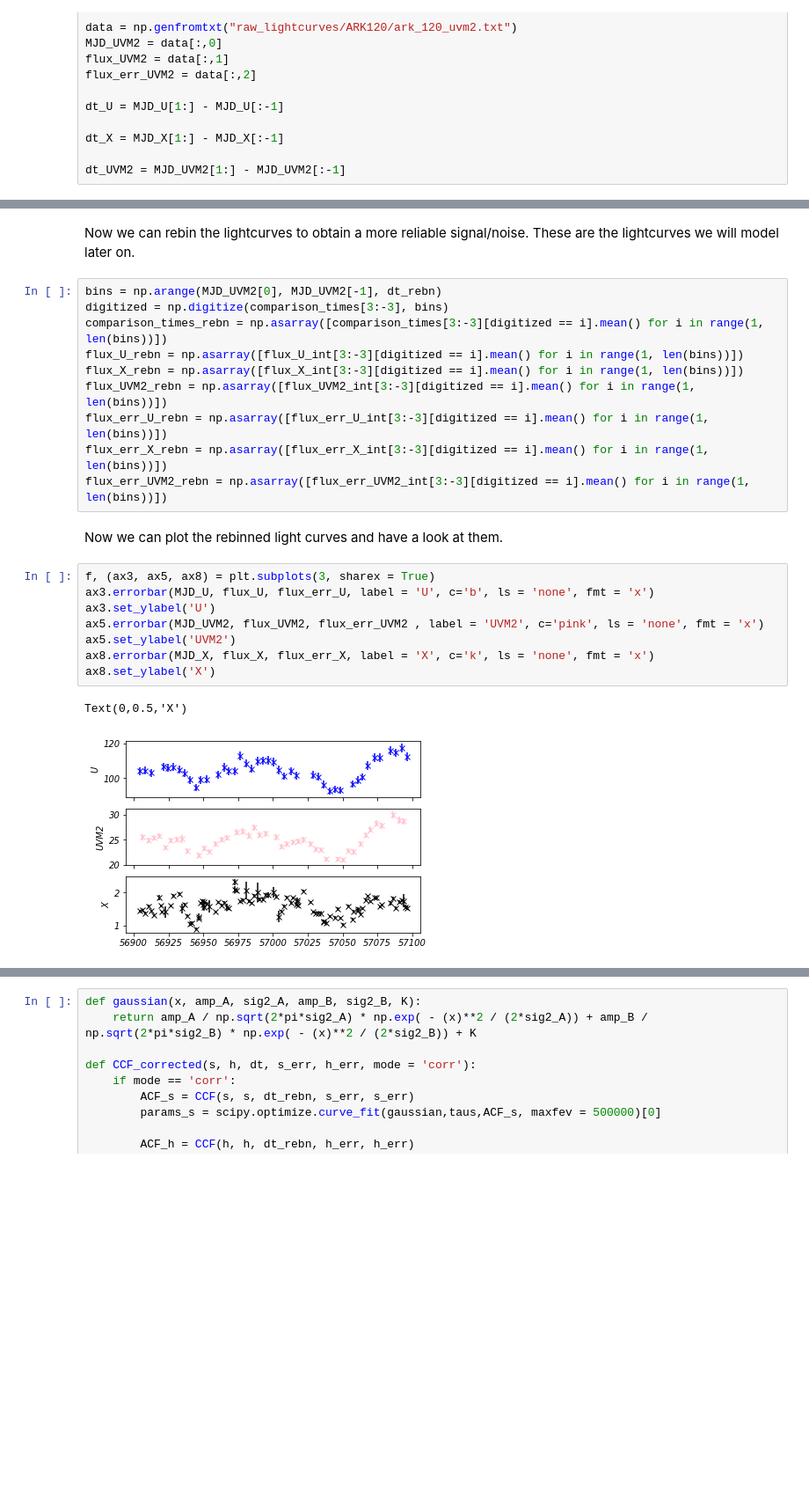
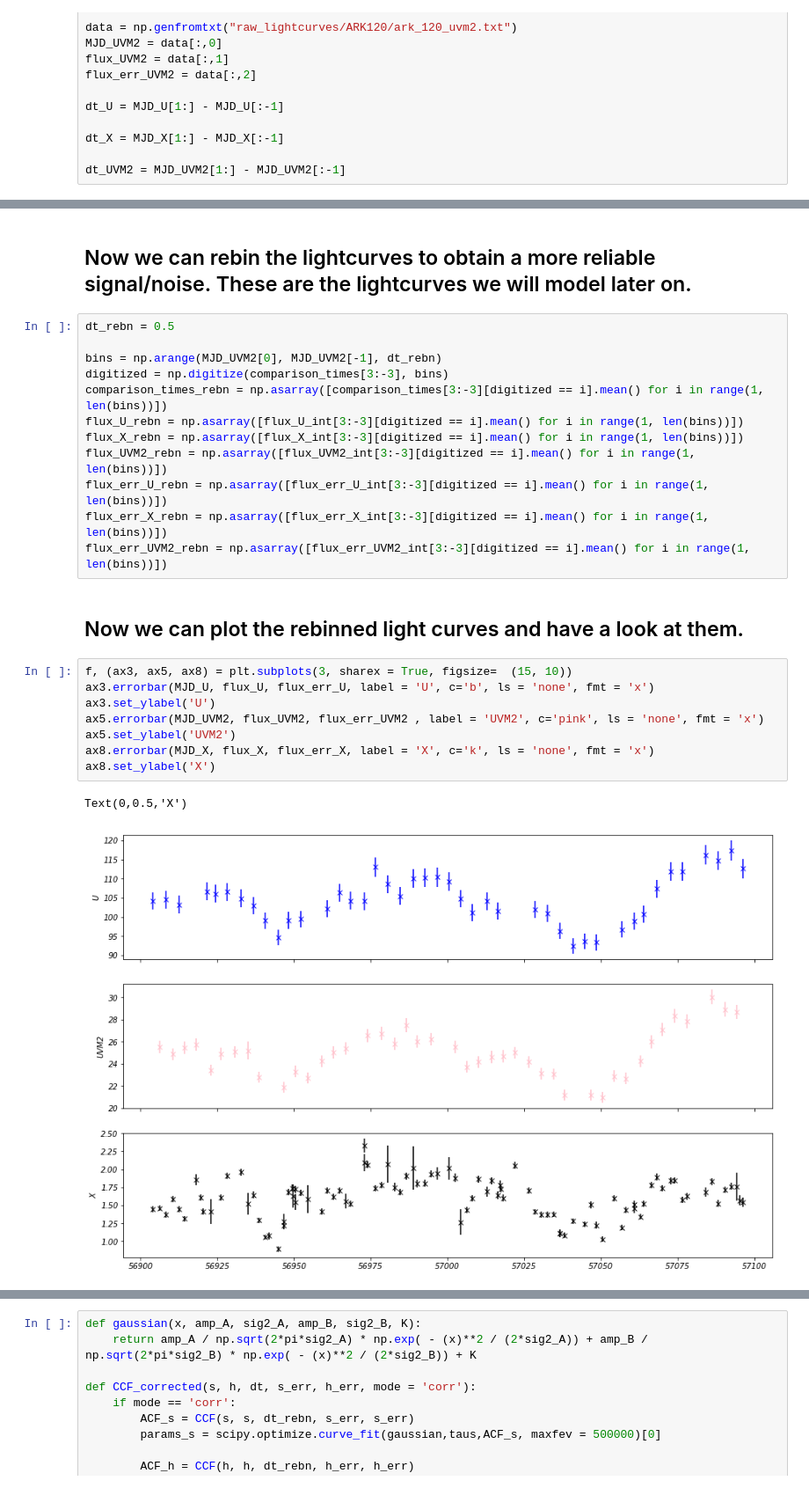
Before and after one commit to RaadMahmoud/AGN_lightcurve_modelling, a Jupyter notebook: lightcurve_extraction_and_modelling_ARK120_GitHub.ipynb, the cells around one changed output, grey strips where cells are left out. Shown at 88% size. Drawn from its saved outputs; the diff is of its cells as text; blank space fills up the shorter version.

```diff
--- a/lightcurve_extraction_and_modelling_ARK120_GitHub.ipynb
+++ b/lightcurve_extraction_and_modelling_ARK120_GitHub.ipynb
@@ -71,8 +51,10 @@ flux_err_U_int = np.interp(comparison_times, MJD_U, flux_err_U)
 flux_err_X_int = np.interp(comparison_times, MJD_X, flux_err_X)
 flux_err_UVM2_int = np.interp(comparison_times, MJD_UVM2, flux_err_UVM2)
 # %% [markdown]
-Now we can rebin the lightcurves to obtain a more reliable signal/noise. These are the lightcurves we will model later on.
+## Now we can rebin the lightcurves to obtain a more reliable signal/noise. These are the lightcurves we will model later on.
 # %%
+dt_rebn = 0.5
+
 bins = np.arange(MJD_UVM2[0], MJD_UVM2[-1], dt_rebn)
 digitized = np.digitize(comparison_times[3:-3], bins)
 comparison_times_rebn = np.asarray([comparison_times[3:-3][digitized == i].mean() for i in range(1, len(bins))])
@@ -83,16 +65,16 @@ flux_err_U_rebn = np.asarray([flux_err_U_int[3:-3][digitized == i].mean() for i
 flux_err_X_rebn = np.asarray([flux_err_X_int[3:-3][digitized == i].mean() for i in range(1, len(bins))])
 flux_err_UVM2_rebn = np.asarray([flux_err_UVM2_int[3:-3][digitized == i].mean() for i in range(1, len(bins))])
 # %% [markdown]
-Now we can plot the rebinned light curves and have a look at them.
+## Now we can plot the rebinned light curves and have a look at them.
 # %%
-f, (ax3, ax5, ax8) = plt.subplots(3, sharex = True)
+f, (ax3, ax5, ax8) = plt.subplots(3, sharex = True, figsize=  (15, 10))
 ax3.errorbar(MJD_U, flux_U, flux_err_U, label = 'U', c='b', ls = 'none', fmt = 'x')
 ax3.set_ylabel('U')
 ax5.errorbar(MJD_UVM2, flux_UVM2, flux_err_UVM2 , label = 'UVM2', c='pink', ls = 'none', fmt = 'x')
 ax5.set_ylabel('UVM2')
 ax8.errorbar(MJD_X, flux_X, flux_err_X, label = 'X', c='k', ls = 'none', fmt = 'x')
 ax8.set_ylabel('X')
 # %% [output]
 Text(0,0.5,'X')
-[figure, old version]
+[figure, new version]
 # %% [markdown]
```
Also changed, not shown: parts of 10 cells of this notebook, 1 other file.
